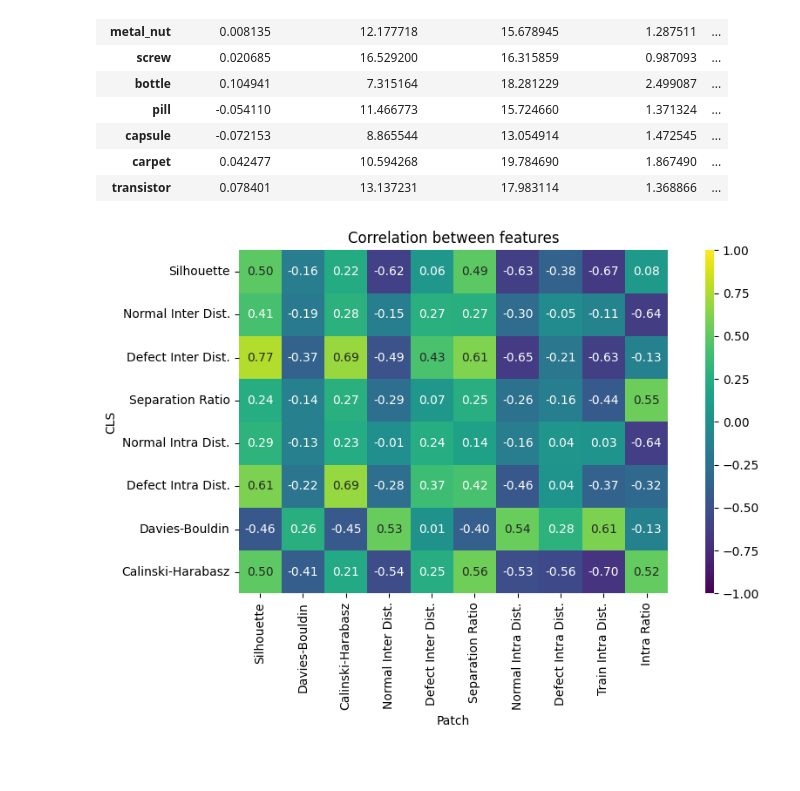
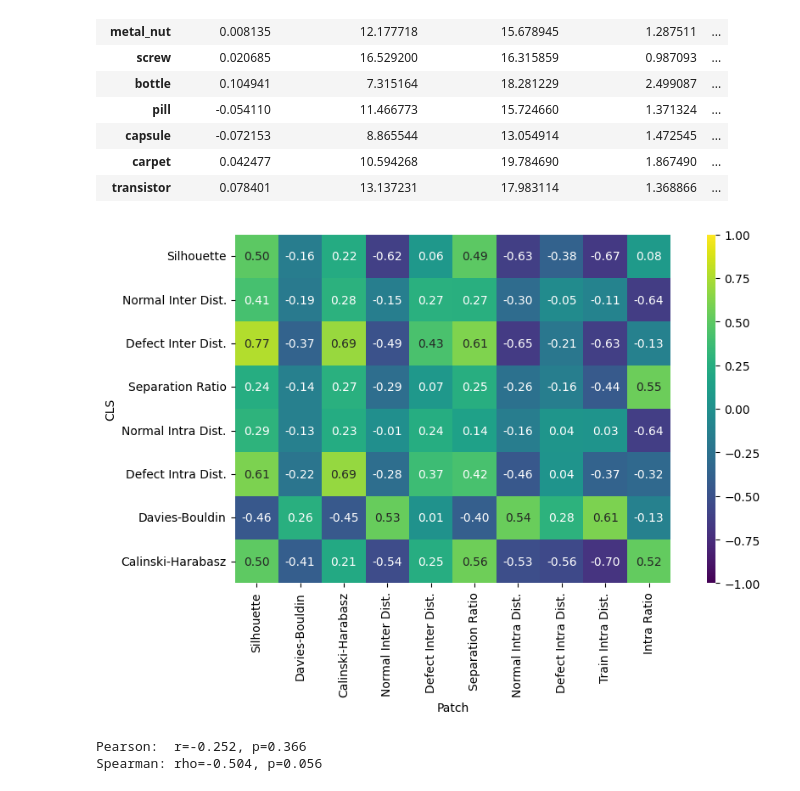
Before and after one commit to CiaranW005/UL-Summer-Bursary-2026, a Jupyter notebook: notebooks/stats_books/corr.ipynb, the cells around one changed output. Cells and saved outputs as stored; diff of their text form; code cells hidden in the pictures; blank space fills up the shorter version.

Commit message:
Finished draft of correlation section

```diff
--- a/notebooks/stats_books/corr.ipynb
+++ b/notebooks/stats_books/corr.ipynb
@@ -369,23 +448,22 @@ combined
 # %%
 cls_cols = [c for c in combined.columns if c.startswith("CLS ")]
 patch_cols = [c for c in combined.columns if c.startswith("Patch ")]
 
 cor_cof = combined.corr()
 cor_cof = cor_cof.loc[cls_cols, patch_cols]
 
 cor_cof.index = cor_cof.index.str.removeprefix("CLS ")
 cor_cof.columns = cor_cof.columns.str.removeprefix("Patch ")
 
 cor_cof.index.name = "CLS"
 cor_cof.columns.name = "Patch"
 
 plt.figure(figsize=(10, 6))
 sns.heatmap(cor_cof, annot=True, vmin=-1, vmax=1, cbar_kws={"aspect": 40}, cmap="viridis", fmt=".2f", xticklabels=cor_cof.columns, yticklabels=cor_cof.index, square=True, annot_kws={"size": 10})
-plt.title("Correlation between features")
 plt.tight_layout()
 
 plt.savefig(f"{IMAGE_DIR}/cls_patch_corr.svg")
 plt.show()
 # %% [output]
-[figure, old version]
+[figure, new version]
 # %%
@@ -403,0 +650,18 @@ fig.write_image(IMAGE_DIR / "cls_sep_patch_intra_ratio.svg")
+# %%
+combined["Patch Intra Deviation"] = abs(
+    combined["Patch Intra Ratio"] - 1
+)
+
+from scipy.stats import pearsonr, spearmanr
+
+x = combined["Patch Intra Deviation"]
+y = combined["CLS Separation Ratio"]
+
+r, p_pearson = pearsonr(x, y)
+rho, p_spearman = spearmanr(x, y)
+
+print(f"Pearson:  r={r:.3f}, p={p_pearson:.3f}")
+print(f"Spearman: rho={rho:.3f}, p={p_spearman:.3f}")
+# %% [output]
+Pearson:  r=-0.252, p=0.366
+Spearman: rho=-0.504, p=0.056
```
Also changed, not shown: parts of 12 cells of this notebook, 43 other files.
